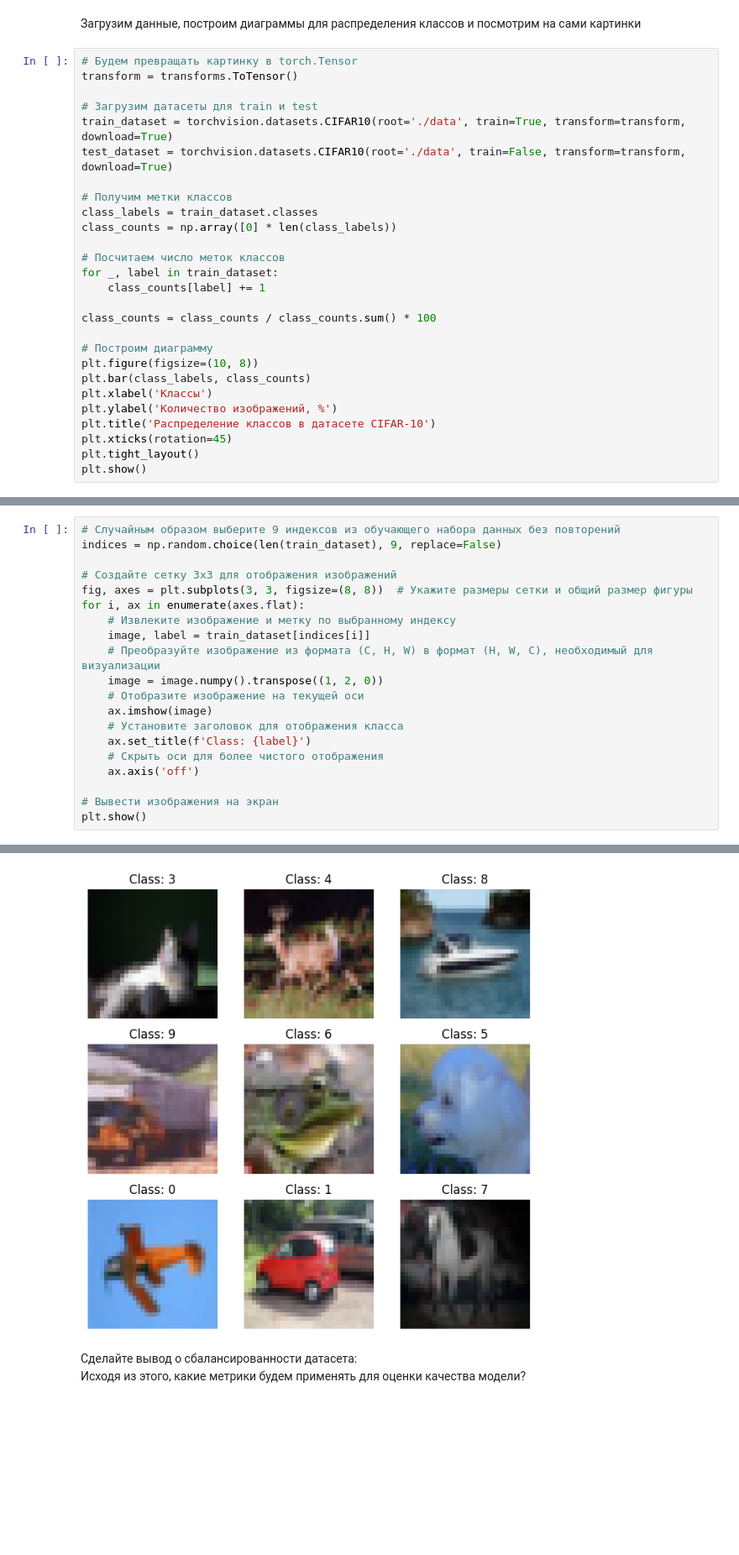
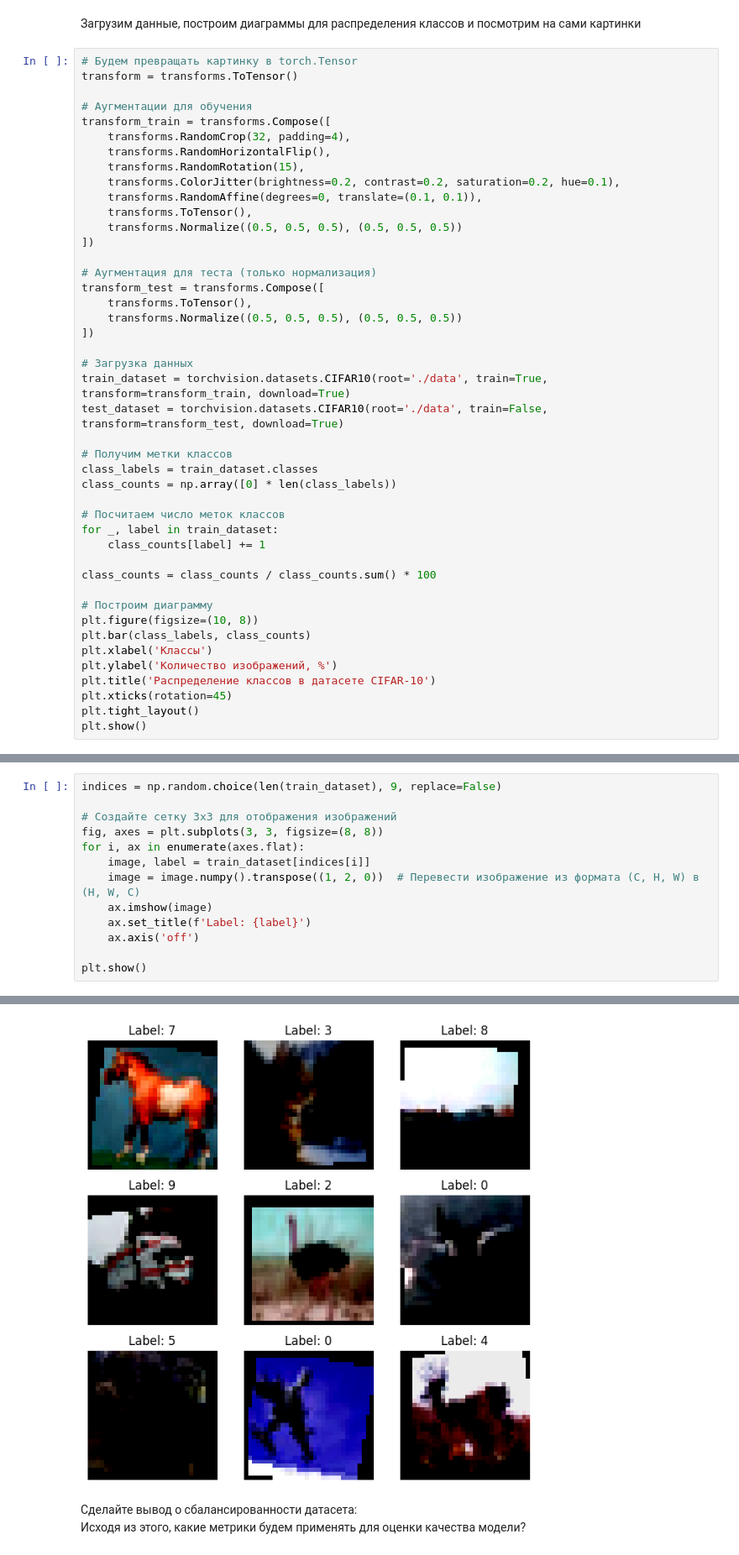
Before and after one commit to moansser/lab5, a Jupyter notebook: lab5.ipynb, the cells around one changed output, grey strips where cells are left out. Shown at 84% size. Saved outputs shown, nothing was run; the diff lists cells and outputs as text; blank space fills up the shorter version.

```diff
--- a/lab5.ipynb
+++ b/lab5.ipynb
@@ -86,9 +91,26 @@ class Baseline(nn.Module):
 # Будем превращать картинку в torch.Tensor
 transform = transforms.ToTensor()
 
-# Загрузим датасеты для train и test
-train_dataset = torchvision.datasets.CIFAR10(root='./data', train=True, transform=transform, download=True)
-test_dataset = torchvision.datasets.CIFAR10(root='./data', train=False, transform=transform, download=True)
+# Аугментации для обучения
+transform_train = transforms.Compose([
+    transforms.RandomCrop(32, padding=4),
+    transforms.RandomHorizontalFlip(),
+    transforms.RandomRotation(15),
+    transforms.ColorJitter(brightness=0.2, contrast=0.2, saturation=0.2, hue=0.1),
+    transforms.RandomAffine(degrees=0, translate=(0.1, 0.1)),
+    transforms.ToTensor(),
+    transforms.Normalize((0.5, 0.5, 0.5), (0.5, 0.5, 0.5))
+])
+
+# Аугментация для теста (только нормализация)
+transform_test = transforms.Compose([
+    transforms.ToTensor(),
+    transforms.Normalize((0.5, 0.5, 0.5), (0.5, 0.5, 0.5))
+])
+
+# Загрузка данных
+train_dataset = torchvision.datasets.CIFAR10(root='./data', train=True, transform=transform_train, download=True)
+test_dataset = torchvision.datasets.CIFAR10(root='./data', train=False, transform=transform_test, download=True)
 
 # Получим метки классов
 class_labels = train_dataset.classes
@@ -115,23 +137,16 @@ Extracting ./data\cifar-10-python.tar.gz to ./data
 Files already downloaded and verified
 [figure]
 # %%
-# Случайным образом выберите 9 индексов из обучающего набора данных без повторений
 indices = np.random.choice(len(train_dataset), 9, replace=False)
 
 # Создайте сетку 3x3 для отображения изображений
-fig, axes = plt.subplots(3, 3, figsize=(8, 8))  # Укажите размеры сетки и общий размер фигуры
+fig, axes = plt.subplots(3, 3, figsize=(8, 8))
 for i, ax in enumerate(axes.flat):
-    # Извлеките изображение и метку по выбранному индексу
     image, label = train_dataset[indices[i]]
-    # Преобразуйте изображение из формата (C, H, W) в формат (H, W, C), необходимый для визуализации
-    image = image.numpy().transpose((1, 2, 0))
-    # Отобразите изображение на текущей оси
+    image = image.numpy().transpose((1, 2, 0))  # Перевести изображение из формата (C, H, W) в (H, W, C)
     ax.imshow(image)
-    # Установите заголовок для отображения класса
-    ax.set_title(f'Class: {label}')
-    # Скрыть оси для более чистого отображения
+    ax.set_title(f'Label: {label}')
     ax.axis('off')
 
-# Вывести изображения на экран
 plt.show()
 # %% [output]
@@ -138,4 +162,4 @@ plt.show()
-[figure, old version]
+[figure, new version]
 # %% [markdown]
 Сделайте вывод о сбалансированности датасета:
 \
```
Also changed, not shown: parts of 17 cells of this notebook.
